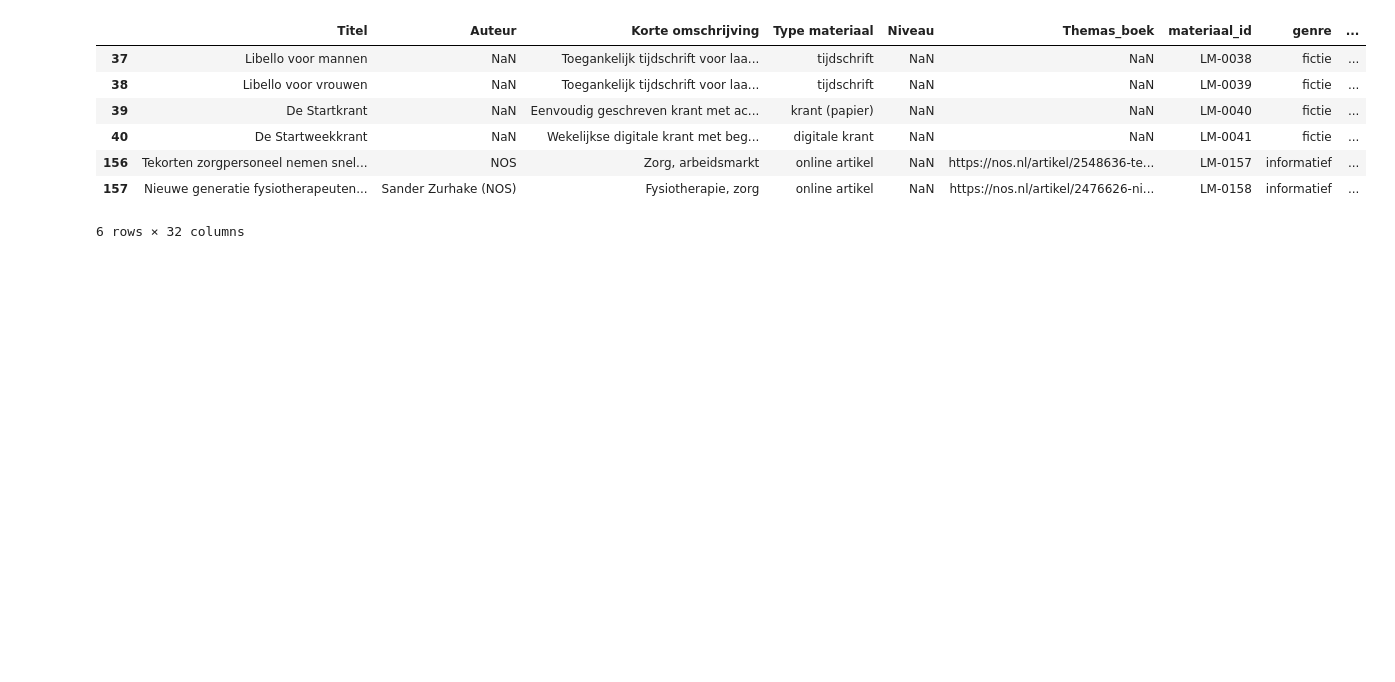
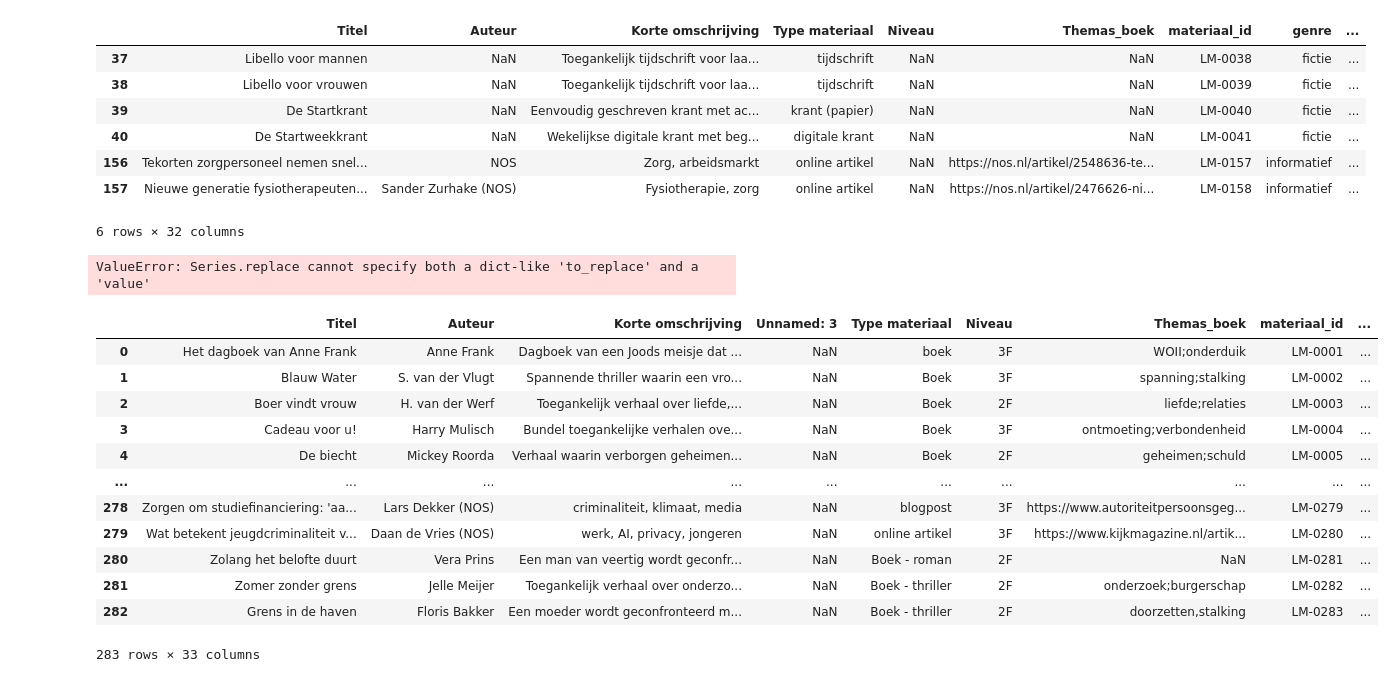
Before and after one commit to hamid1103/BookRecommendProject, a Jupyter notebook: Leesmaterial.ipynb, the cells around one changed output. Drawn from its saved outputs; the diff is of its cells as text; code cells hidden in the pictures; blank space fills up the shorter version.

```diff
--- a/Leesmaterial.ipynb
+++ b/Leesmaterial.ipynb
@@ -92,3 +111,28 @@ ldExtract
 | 156 | Tekorten zorgpersoneel nemen snel... | NOS | Zorg, arbeidsmarkt | online artikel | NaN | https://nos.nl/artikel/2548636-te... | LM-0157 | informatief | ... |
 | 157 | Nieuwe generatie fysiotherapeuten... | Sander Zurhake (NOS) | Fysiotherapie, zorg | online artikel | NaN | https://nos.nl/artikel/2476626-ni... | LM-0158 | informatief | ... |
 6 rows × 32 columns
+# %%
+LDmean = LD['aantal_paginas'].mean()
+LDmean
+LD["aantal_paginas"]=LD["aantal_paginas"].replace(LD["aantal_paginas"].isna(), LDmean)
+# %% [output]
+ValueError: Series.replace cannot specify both a dict-like 'to_replace' and a 'value'
+# %%
+#Interactions Data
+ID = pd.read_csv("./OriginalDatasets/Recommender_Interacties.csv")
+
+ID
+# %% [output]
+|  | Titel | Auteur | Korte omschrijving | Unnamed: 3 | Type materiaal | Niveau | Themas_boek | materiaal_id | ... |
+| 0 | Het dagboek van Anne Frank | Anne Frank | Dagboek van een Joods meisje dat ... | NaN | boek | 3F | WOII;onderduik | LM-0001 | ... |
+| 1 | Blauw Water | S. van der Vlugt | Spannende thriller waarin een vro... | NaN | Boek | 3F | spanning;stalking | LM-0002 | ... |
+| 2 | Boer vindt vrouw | H. van der Werf | Toegankelijk verhaal over liefde,... | NaN | Boek | 2F | liefde;relaties | LM-0003 | ... |
+| 3 | Cadeau voor u! | Harry Mulisch | Bundel toegankelijke verhalen ove... | NaN | Boek | 3F | ontmoeting;verbondenheid | LM-0004 | ... |
+| 4 | De biecht | Mickey Roorda | Verhaal waarin verborgen geheimen... | NaN | Boek | 2F | geheimen;schuld | LM-0005 | ... |
+| ... | ... | ... | ... | ... | ... | ... | ... | ... | ... |
+| 278 | Zorgen om studiefinanciering: 'aa... | Lars Dekker (NOS) | criminaliteit, klimaat, media | NaN | blogpost | 3F | https://www.autoriteitpersoonsgeg... | LM-0279 | ... |
+| 279 | Wat betekent jeugdcriminaliteit v... | Daan de Vries (NOS) | werk, AI, privacy, jongeren | NaN | online artikel | 3F | https://www.kijkmagazine.nl/artik... | LM-0280 | ... |
+| 280 | Zolang het belofte duurt | Vera Prins | Een man van veertig wordt geconfr... | NaN | Boek - roman | 2F | NaN | LM-0281 | ... |
+| 281 | Zomer zonder grens | Jelle Meijer | Toegankelijk verhaal over onderzo... | NaN | Boek - thriller | 2F | onderzoek;burgerschap | LM-0282 | ... |
+| 282 | Grens in de haven | Floris Bakker | Een moeder wordt geconfronteerd m... | NaN | Boek - thriller | 2F | doorzetten,stalking | LM-0283 | ... |
+283 rows × 33 columns
```
Also changed, not shown: parts of 6 cells of this notebook.
